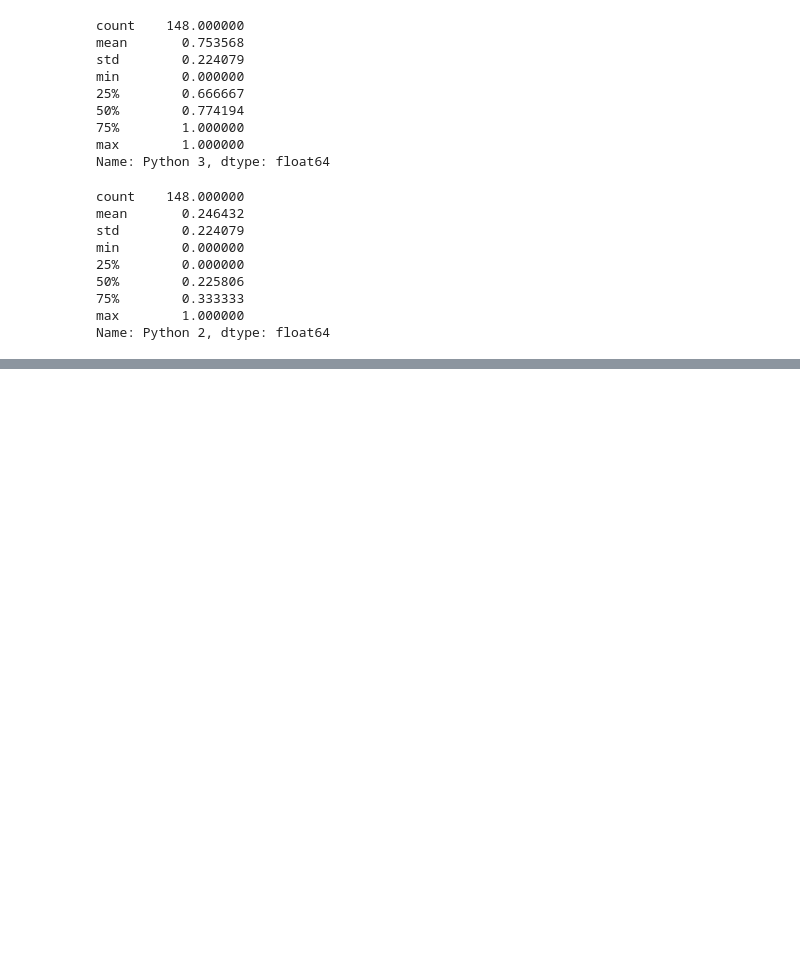
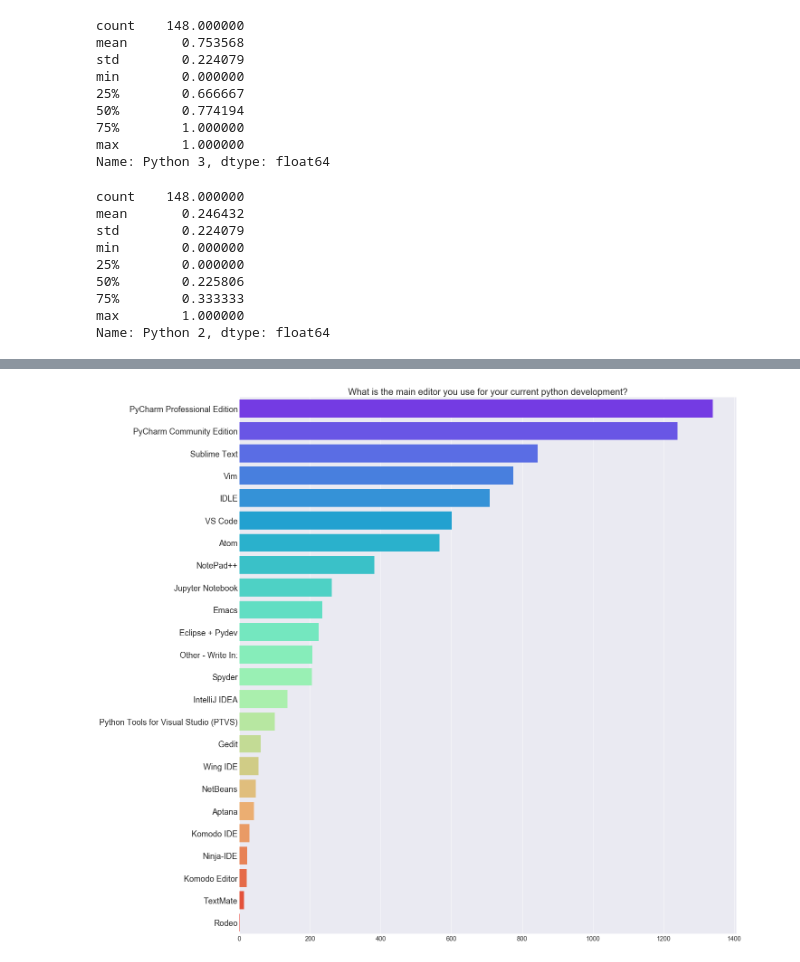
Before and after one commit to secsilm/analyzing-python-survey-2017, a Jupyter notebook: analyzing-python-survey-2017.ipynb, the cells around one changed output, grey strips where cells are left out. Drawn from its saved outputs; the diff is of its cells as text; code cells hidden in the pictures; blank space fills up the shorter version.

```diff
--- a/analyzing-python-survey-2017.ipynb
+++ b/analyzing-python-survey-2017.ipynb
@@ -786,0 +842,3 @@ iplot(fig, validate=False, filename='Python 3 in the world', image_height=1080,
+# %%
+main_editor = survey_df[col[0]]
+main_editor.head()
@@ -786,0 +852,13 @@ iplot(fig, validate=False, filename='Python 3 in the world', image_height=1080,
+# %%
+main_editor_sorted = main_editor.value_counts(ascending=False)
+values = main_editor_sorted.values
+labels = main_editor_sorted.index
+
+plt.figure(figsize=(20, 17))
+sns.barplot(x=values, y=labels, orient='h', palette=sns.color_palette("rainbow", len(labels)))
+plt.xticks(fontsize=14)
+plt.yticks(fontsize=18)
+plt.tight_layout()
+plt.title('What is the main editor you use for your current python development?', fontsize=20);
+# %% [output]
+[figure, added]
```
Also changed, not shown: parts of 7 cells of this notebook.
